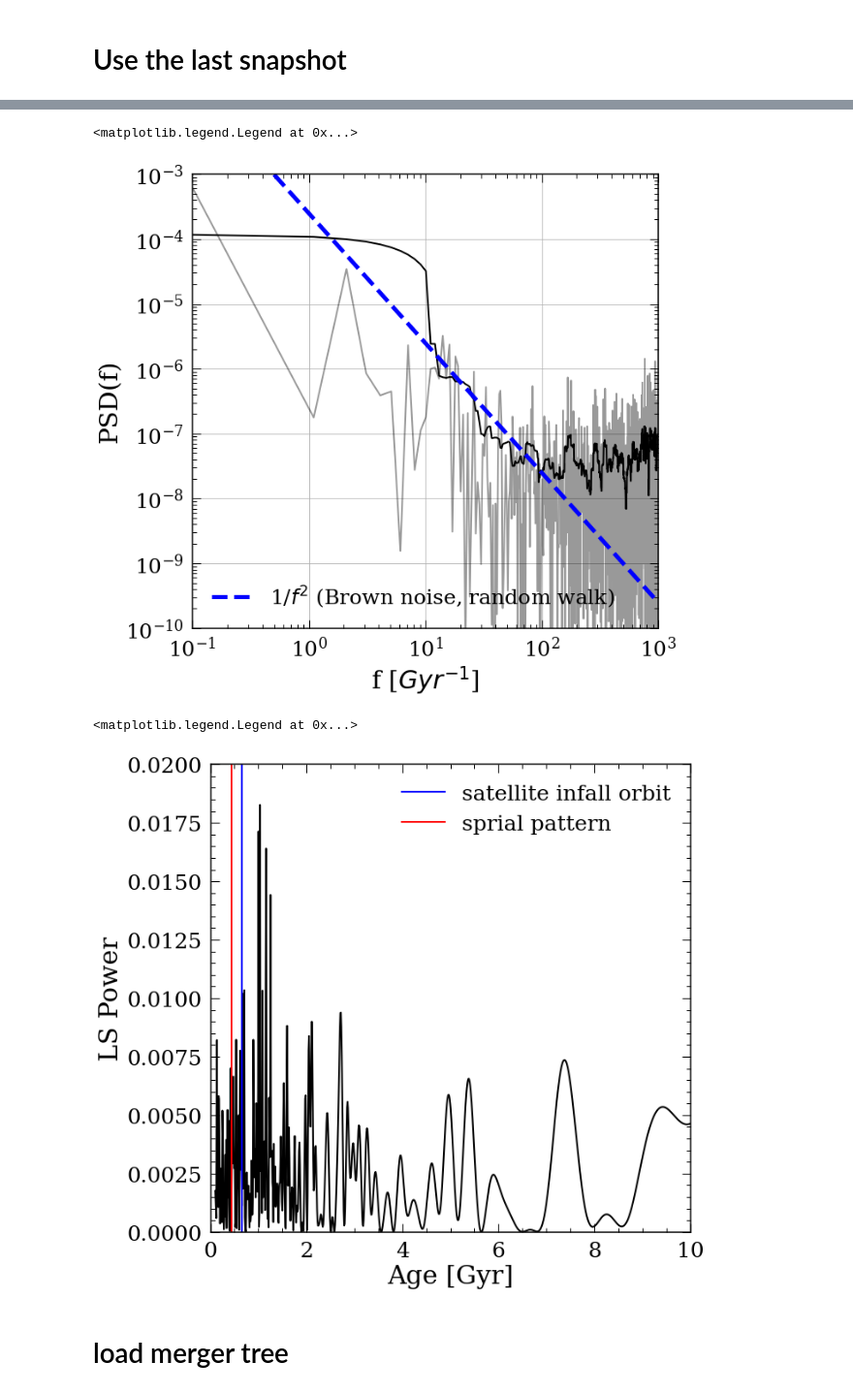
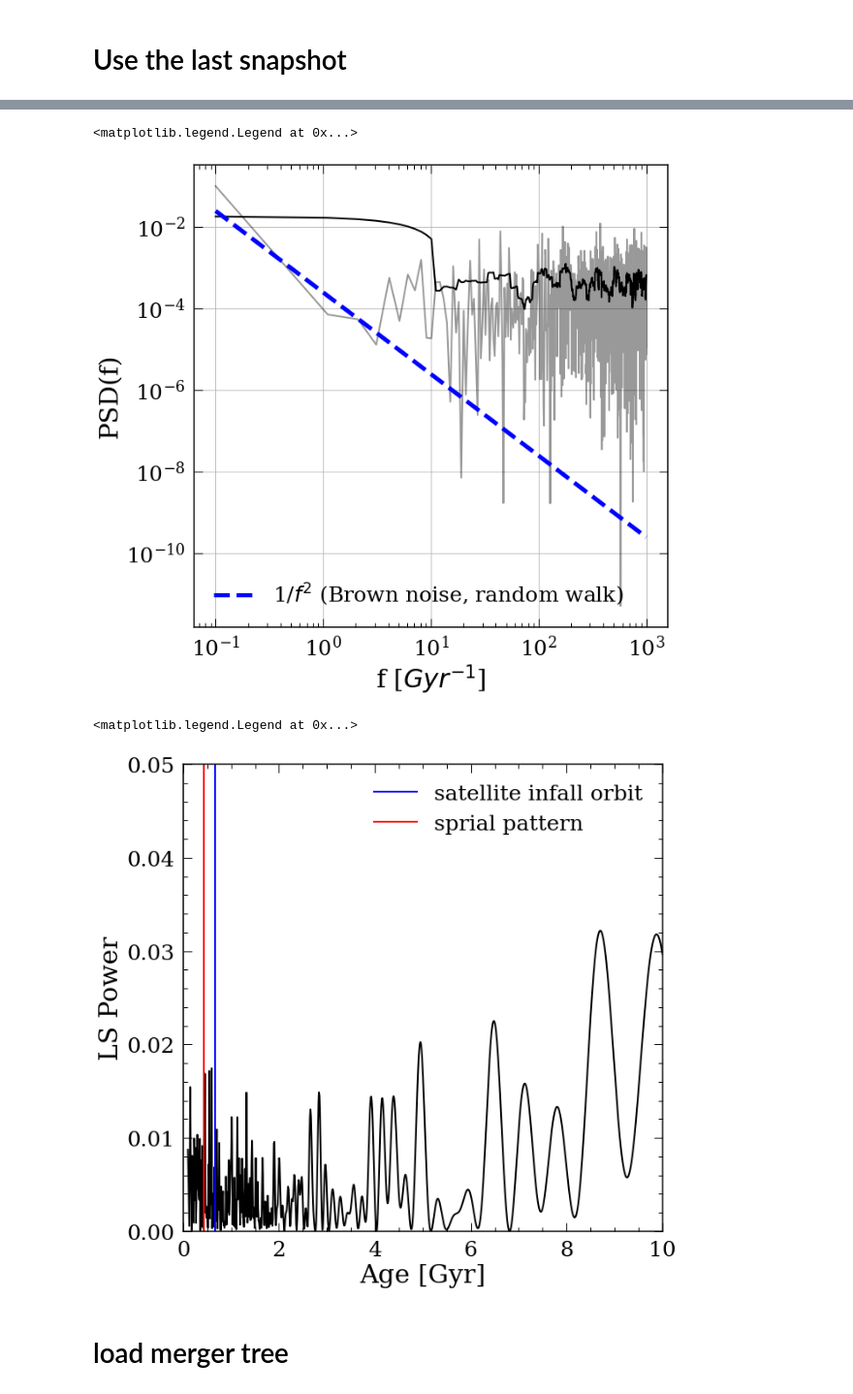
Before and after one commit to lyx12311/Subdiffusion, a Jupyter notebook: SimulationPSD.ipynb, the cells around one changed output, grey strips where cells are left out. Shown at 97% size. Drawn from its saved outputs; the diff is of its cells as text; code cells hidden in the pictures.

```diff
--- a/SimulationPSD.ipynb
+++ b/SimulationPSD.ipynb
@@ -54,7 +60,7 @@ print(len(IDs))
 294001
 12292
 # %%
-def SlideMed(age, dr, window, slide):
+def SlideMed(age, dr, window, slide, fn=np.median):
     age, dr = np.array(age), np.array(dr)
     minage, maxage = min(age), max(age)
     npoints = int((maxage-minage)/slide)
@@ -68,7 +74,7 @@ def SlideMed(age, dr, window, slide):
         else:
             m_w = ((age>(i*slide-window+minage))&(age<(i*slide+window+minage)))
         #print(sum(m_w))
-        medage[i], meddr[i] = np.median(age[m_w]), np.median(dr[m_w])
+        medage[i], meddr[i] = np.mean(age[m_w]), fn(dr[m_w])
     m_nan = (meddr==meddr)
     medage, meddr = medage[m_nan], meddr[m_nan]
     return medage, meddr
@@ -196,7 +341,10 @@ plt.subplot(1,2,1)
 age_order_sel, dr_order_sel = zip(*sorted(zip(data_sr['age'],data_sr['dR'])))
 plt.scatter(age_order_sel, dr_order_sel,s=1,c='r')
 age_smooth_sel, dr_smooth_sel = SlideMed(data_sr['age'].values, data_sr['dR'].values, 0.01, 0.01)
+age_std_sel, dr_std_sel = SlideMed(data_sr['age'].values, data_sr['dR'].values, 0.3, 0.1,fn=np.std)
+
 plt.plot(age_smooth_sel, dr_smooth_sel,'k-')
+plt.plot(age_std_sel, dr_std_sel,'b-')
 plt.xlabel('Age [Gyr]')
 plt.ylabel('$R$-$R_{bir}$ [kpc]')
 plt.xlim([0,10])
@@ -220,7 +368,7 @@ from scipy.ndimage import gaussian_filter1d
 from scipy.fft import fft, fftfreq
 
 freqs = np.linspace(0.1,1e3,1000)
-power = np.array(LombScargle(age_order_sel, dr_order_sel).power(freqs), dtype=float)**2
+power = np.array(LombScargle(age_std_sel, dr_std_sel).power(freqs), dtype=float)**2
 
 plt.loglog(freqs,power,'k-',alpha=0.4)
 
@@ -230,30 +378,30 @@ plt.loglog(freqs,PSD_smooth_sel,'k-')
 D = 1
 plt.plot(freqs, D*np.mean(np.diff(ages))**2/freqs**2/(len(data_sr)/len(ages)), 'b--',label='1/$f^2$ (Brown noise, random walk)',linewidth=5)
 plt.grid()
-plt.xlim([1e-1,1e3])
-plt.ylim([1e-10,1e-3])
+#plt.xlim([1e-1,1e3])
+#plt.ylim([1e-10,1e-3])
 plt.xlabel('f [$Gyr^{-1}$]')
 plt.ylabel('PSD(f)')
 plt.legend(loc=3)
 # %% [output]
 <matplotlib.legend.Legend at 0x...>
-[figure, old version]
+[figure, new version]
 # %%
 from astropy.timeseries import LombScargle
 periods = np.linspace(0.1, 10, 1000)
-power = LombScargle(age_smooth_sel, dr_smooth_sel).power(2*np.pi/periods)
+power = LombScargle(age_std_sel, dr_std_sel).power(2*np.pi/periods)
 # %%
 plt.plot(periods, np.array(power,dtype=float),'k-')
-plt.ylim([0,0.02])
+plt.ylim([0,0.05])
 plt.xlim([0,10])
 plt.plot([0.66,0.66],[0,1],'b-',label='satellite infall orbit')
 plt.plot([0.44,0.44],[0,1],'r-',label='sprial pattern')
 plt.xlabel('Age [Gyr]')
 plt.ylabel('LS Power')
 plt.legend()
 # %% [output]
 <matplotlib.legend.Legend at 0x...>
-[figure, old version]
+[figure, new version]
 # %% [markdown]
 # load merger tree
 # %%
```
Also changed, not shown: parts of 17 cells of this notebook, 2 other files.
